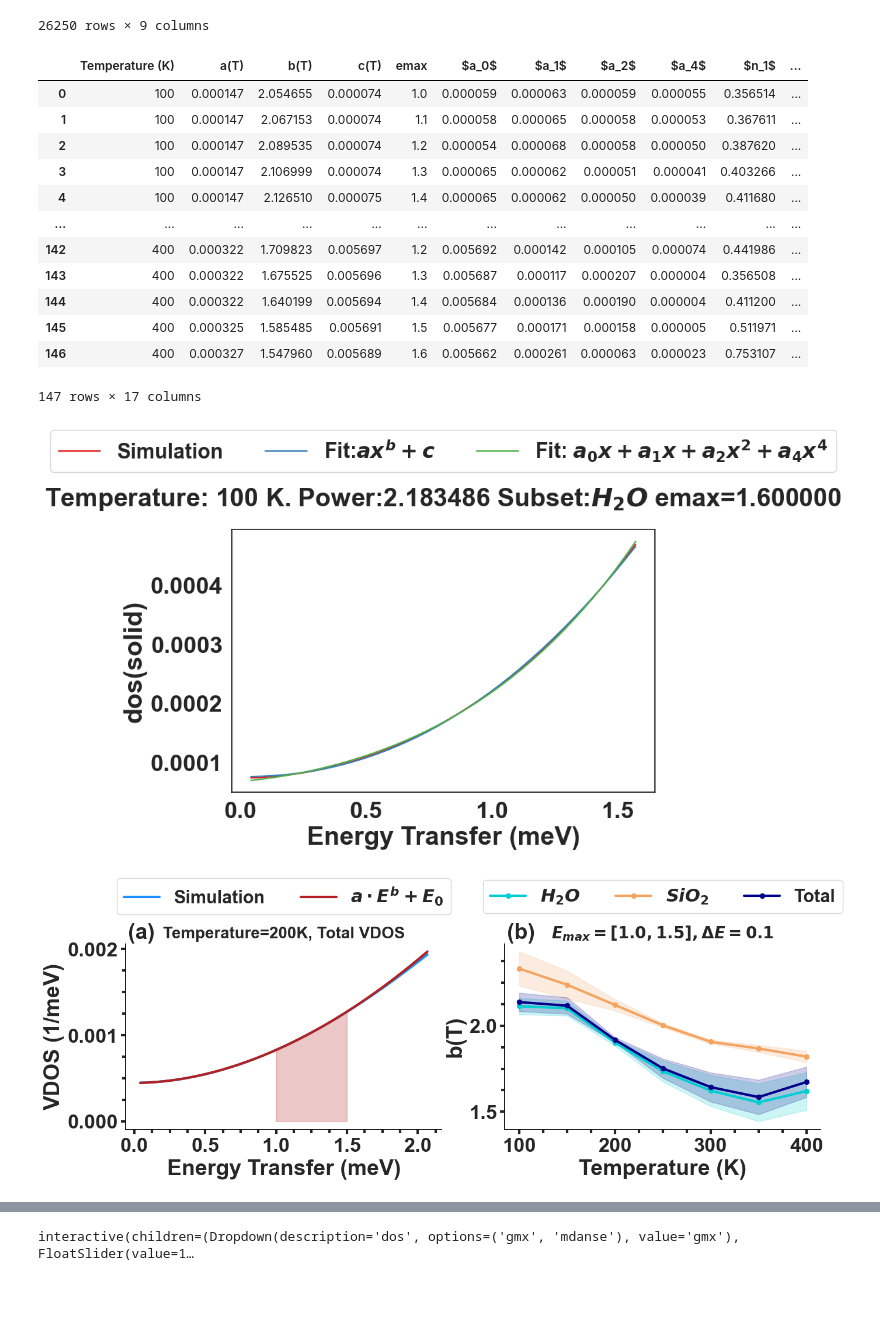
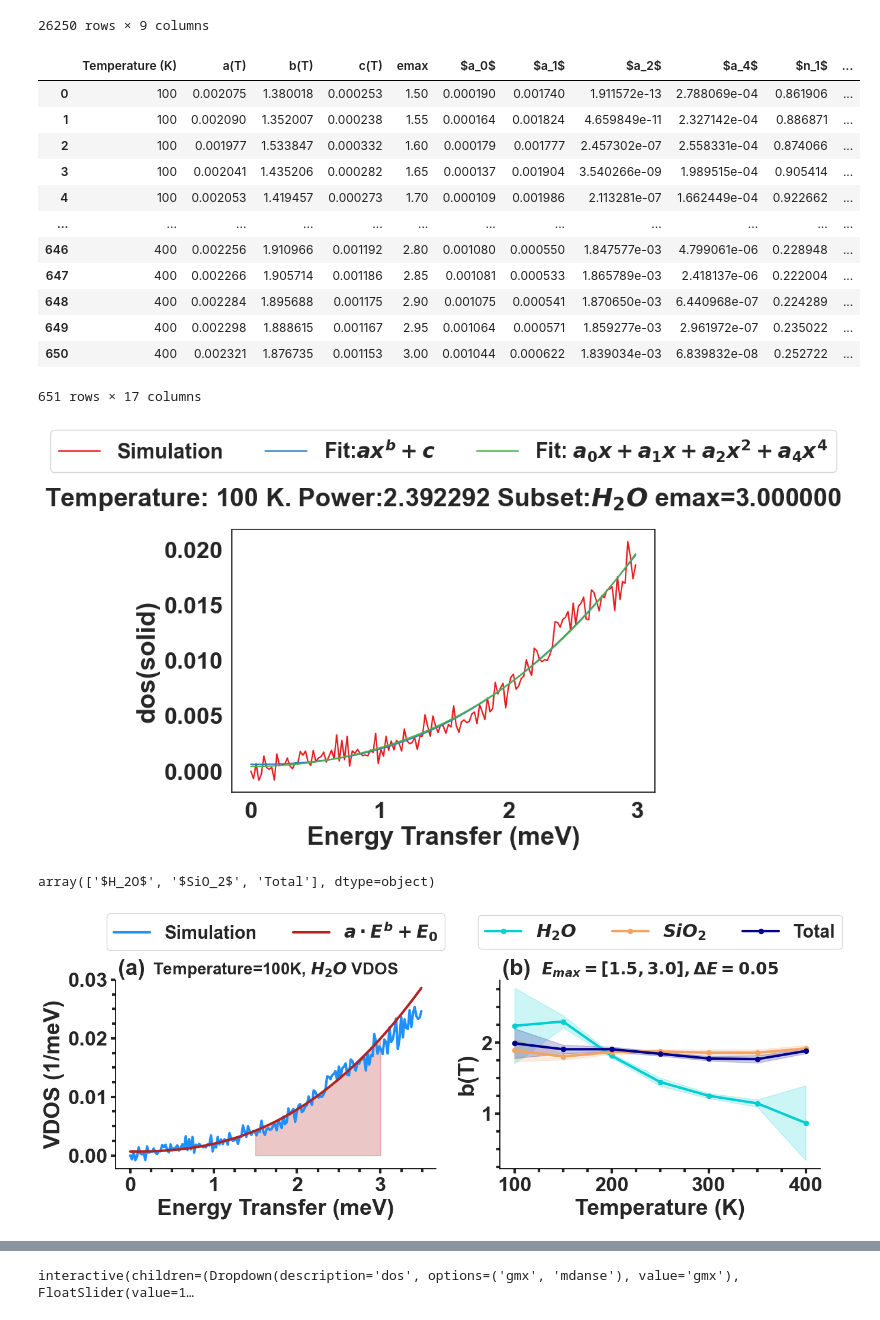
Before and after one commit to pablogalaviz/Scripts4MD, a Jupyter notebook: arXiv/2512.05347/notebooks/Figure11.ipynb, the cells around one changed output, grey strips where cells are left out. Saved outputs shown, nothing was run; the diff lists cells and outputs as text; code cells hidden in the pictures; blank space fills up the shorter version.

```diff
--- a/arXiv/2512.05347/notebooks/Figure11.ipynb
+++ b/arXiv/2512.05347/notebooks/Figure11.ipynb
@@ -88,7 +88,7 @@ def apply_gaussian_broadening(dos_data,metric='dos total (nm2/ps)',unit_cell_ato
 results_directory=dict()
 for temperature in np.arange(100,450,50):
     for subset in ["H2O","SiO2","Total"]:
-        results_directory["../results/gromacs/pore/4nm/H2O/results_720/%d/%s/out_dos.h5" % (temperature,subset)]=(temperature,subset)
+        results_directory["../results/gromacs/pore/4nm/H2O/results_720_le/%d/%s/out_dos.h5" % (temperature,subset)]=(temperature,subset)
 
 df_list=list()
 
@@ -190,16 +190,16 @@ def power(x,a,b,c):
 def taylor_series(x,a0,a1,a2,a4):
     return a0+a1*x+a2*x**2+a4*x**4
 
-emax_l=1.0
-emax_r=1.6
-d_emax=0.1
-df_data=df_dos_mdanse.copy()
+emax_l=1.5
+emax_r=3
+d_emax=0.05
+df_data=df_dos_gmx.copy()
 df_list=list()
 for i,subset in enumerate(df_data["Subset"].unique()):
     data_list=list()
     for j,temperature in enumerate(df_data["Temperature (K)"].unique()):
-        for emax in np.arange(emax_l,emax_r,d_emax):
-            df_tmp=df_data.query("0 <= `Energy Transfer (meV)` < %f and `Temperature (K)` == %d and Subset == '%s'"%(emax,temperature,subset))
+        for emax in np.arange(emax_l,emax_r+d_emax,d_emax):
+            df_tmp=df_data.query("0 <= `Energy Transfer (meV)` <= %f and `Temperature (K)` == %d and Subset == '%s'"%(emax,temperature,subset))
             xdata=df_tmp["Energy Transfer (meV)"].values
             ydata=df_tmp["Normalized Count"].values
             popt, pcov = curve_fit(power, xdata, ydata,p0=[1,3,0],method='lm')
@@ -257,29 +257,34 @@ df_power=pd.concat(df_list,ignore_index=True)
 df_power
 # %% [output]
 |  | Temperature (K) | a(T) | b(T) | c(T) | emax | $a_0$ | $a_1$ | $a_2$ | $a_4$ | $n_1$ | ... |
-| 0 | 100 | 0.000147 | 2.054655 | 0.000074 | 1.0 | 0.000059 | 0.000063 | 0.000059 | 0.000055 | 0.356514 | ... |
-| 1 | 100 | 0.000147 | 2.067153 | 0.000074 | 1.1 | 0.000058 | 0.000065 | 0.000058 | 0.000053 | 0.367611 | ... |
-| 2 | 100 | 0.000147 | 2.089535 | 0.000074 | 1.2 | 0.000054 | 0.000068 | 0.000058 | 0.000050 | 0.387620 | ... |
-| 3 | 100 | 0.000147 | 2.106999 | 0.000074 | 1.3 | 0.000065 | 0.000062 | 0.000051 | 0.000041 | 0.403266 | ... |
-| 4 | 100 | 0.000147 | 2.126510 | 0.000075 | 1.4 | 0.000065 | 0.000062 | 0.000050 | 0.000039 | 0.411680 | ... |
+| 0 | 100 | 0.002075 | 1.380018 | 0.000253 | 1.50 | 0.000190 | 0.001740 | 1.911572e-13 | 2.788069e-04 | 0.861906 | ... |
+| 1 | 100 | 0.002090 | 1.352007 | 0.000238 | 1.55 | 0.000164 | 0.001824 | 4.659849e-11 | 2.327142e-04 | 0.886871 | ... |
+| 2 | 100 | 0.001977 | 1.533847 | 0.000332 | 1.60 | 0.000179 | 0.001777 | 2.457302e-07 | 2.558331e-04 | 0.874066 | ... |
+| 3 | 100 | 0.002041 | 1.435206 | 0.000282 | 1.65 | 0.000137 | 0.001904 | 3.540266e-09 | 1.989515e-04 | 0.905414 | ... |
+| 4 | 100 | 0.002053 | 1.419457 | 0.000273 | 1.70 | 0.000109 | 0.001986 | 2.113281e-07 | 1.662449e-04 | 0.922662 | ... |
 | ... | ... | ... | ... | ... | ... | ... | ... | ... | ... | ... | ... |
-| 142 | 400 | 0.000322 | 1.709823 | 0.005697 | 1.2 | 0.005692 | 0.000142 | 0.000105 | 0.000074 | 0.441986 | ... |
-| 143 | 400 | 0.000322 | 1.675525 | 0.005696 | 1.3 | 0.005687 | 0.000117 | 0.000207 | 0.000004 | 0.356508 | ... |
-| 144 | 400 | 0.000322 | 1.640199 | 0.005694 | 1.4 | 0.005684 | 0.000136 | 0.000190 | 0.000004 | 0.411200 | ... |
-| 145 | 400 | 0.000325 | 1.585485 | 0.005691 | 1.5 | 0.005677 | 0.000171 | 0.000158 | 0.000005 | 0.511971 | ... |
-| 146 | 400 | 0.000327 | 1.547960 | 0.005689 | 1.6 | 0.005662 | 0.000261 | 0.000063 | 0.000023 | 0.753107 | ... |
+| 646 | 400 | 0.002256 | 1.910966 | 0.001192 | 2.80 | 0.001080 | 0.000550 | 1.847577e-03 | 4.799061e-06 | 0.228948 | ... |
+| 647 | 400 | 0.002266 | 1.905714 | 0.001186 | 2.85 | 0.001081 | 0.000533 | 1.865789e-03 | 2.418137e-06 | 0.222004 | ... |
+| 648 | 400 | 0.002284 | 1.895688 | 0.001175 | 2.90 | 0.001075 | 0.000541 | 1.870650e-03 | 6.440968e-07 | 0.224289 | ... |
+| 649 | 400 | 0.002298 | 1.888615 | 0.001167 | 2.95 | 0.001064 | 0.000571 | 1.859277e-03 | 2.961972e-07 | 0.235022 | ... |
+| 650 | 400 | 0.002321 | 1.876735 | 0.001153 | 3.00 | 0.001044 | 0.000622 | 1.839034e-03 | 6.839832e-08 | 0.252722 | ... |
-147 rows × 17 columns
+651 rows × 17 columns
-[figure, old version]
+[figure, new version]
+# %%
+df_power["Subset"].unique()
+# %% [output]
+array(['$H_2O$', '$SiO_2$', 'Total'], dtype=object)
 # %%
 fig, axs = plt.subplots(ncols=2,figsize=(7*2,4))
 labx=0.00625
 laby=1.025
 index=["(%s)"%x for x in list("abcdefghijkl")]
 
-temperature=200
+temperature=100
 ax=axs[0]
+subset="$H_2O$"
 ax.text(labx, laby, index[0],weight='bold' ,transform=ax.transAxes)
-df_tmp=df_data.query("`Temperature (K)`==%d and Subset == 'Total' and `Energy Transfer (meV)` < %f"%(temperature,emax_r+5*d_emax))
+df_tmp=df_data.query("`Temperature (K)`==%d and Subset == '%s' and `Energy Transfer (meV)` < %f"%(temperature,subset,emax_r+10*d_emax))
 sns.lineplot(data=df_tmp
             ,y="Normalized Count"
             ,x="Energy Transfer (meV)"
@@ -289,7 +294,7 @@ sns.lineplot(data=df_tmp
              ,color='dodgerblue'
        )
 xdata=df_tmp["Energy Transfer (meV)"].values
-ds=df_power.query("`Temperature (K)`==%d and Subset == 'Total' and emax >= %f"%(temperature,emax-d_emax))
+ds=df_power.query("`Temperature (K)`==%d and Subset == '%s' and emax >= %f"%(temperature,subset,emax-d_emax))
 a,b,c=ds[["a(T)","b(T)","c(T)"]].values[0]
 df_fit=pd.DataFrame({"Energy Transfer (meV)":xdata,"Fitted VDOS (1/meV)": power(xdata,a,b,c),"data":"Fit:$ax^b+c$"})
 sns.lineplot(data=df_fit
@@ -306,46 +311,46 @@ apply_ax_format(ax,xlabel="Energy Transfer (meV)",ylabel="VDOS (1/meV)")
 
 legend_y=1.25
 sns.move_legend(ax,'center',bbox_to_anchor=(0.5,legend_y),ncol=3,fontsize=22,title_fontsize=22,title="")
-ax.set_title("Temperature=%dK, Total VDOS"%temperature,fontsize=20)
+ax.set_title("Temperature=%dK, %s VDOS"%(temperature,subset),fontsize=20)
 ymax=df_fit["Fitted VDOS (1/meV)"].max()
 #ax.vlines(x=emax_l,ymin=0,ymax=ymax,colors='firebrick',linestyles='--')
 #ax.vlines(x=3.5,ymin=0,ymax=ymax,colors='firebrick',linestyles='--')
 
-xdata=np.linspace(emax_l,emax_r-d_emax)
+xdata=np.linspace(emax_l,emax_r)
 ax.fill_between(xdata, 0, power(xdata,a,b,c),color='firebrick', alpha=0.25)
 
 ax=axs[1]
 ax.text(labx, laby, index[1],weight='bold' ,transform=ax.transAxes)
 
 sns.lineplot(data=df_power
             , y='b(T)'
                  , x='Temperature (K)'
                  ,ax=ax
                  ,marker='o'
 #                 ,markerfacecolor="grey"
                  ,markeredgecolor=None
                 ,hue='Subset'
              ,lw=3
              ,errorbar="sd"
                  ,palette=["darkturquoise","sandybrown","darkblue"]
                 )
 
 
 apply_ax_format(ax,legend=True,xlabel="Temperature (K)",ylabel="b(T)")
-ax.set_title("$E_{max}=[%.1f,%.1f],\\Delta E=%.1f$"%(df_power["emax"].min(),df_power["emax"].max()-df_power["emax"].diff().max(),df_power["emax"].diff().max()),fontsize=20)
+ax.set_title("$E_{max}=[%.1f,%.1f],\\Delta E=%.2f$"%(df_power["emax"].min(),df_power["emax"].max(),df_power["emax"].diff().max()),fontsize=20)
 sns.move_legend(ax,'center',bbox_to_anchor=(0.5,legend_y),ncol=3,fontsize=22,title_fontsize=22,title="")
 
 plt.subplots_adjust(left=0.1,
                     bottom=0.1,
                     right=0.95,
                     top=0.9,
                     wspace=0.2,
                     hspace=0.
                    )
 
 plt.savefig("../figures/fig11.pdf", pad_inches=0.2,bbox_inches="tight")
 # %% [output]
-[figure, old version]
+[figure, new version]
 # %%
 df_taylor_fit=pd.melt(df_power[["Temperature (K)","Subset","$n_1$","$n_2$","$n_4$"]],id_vars=["Temperature (K)","Subset"],value_vars=["$n_1$","$n_2$","$n_4$"])
 df_taylor_fit
```
Also changed, not shown: parts of 5 cells of this notebook, 3 other files.
